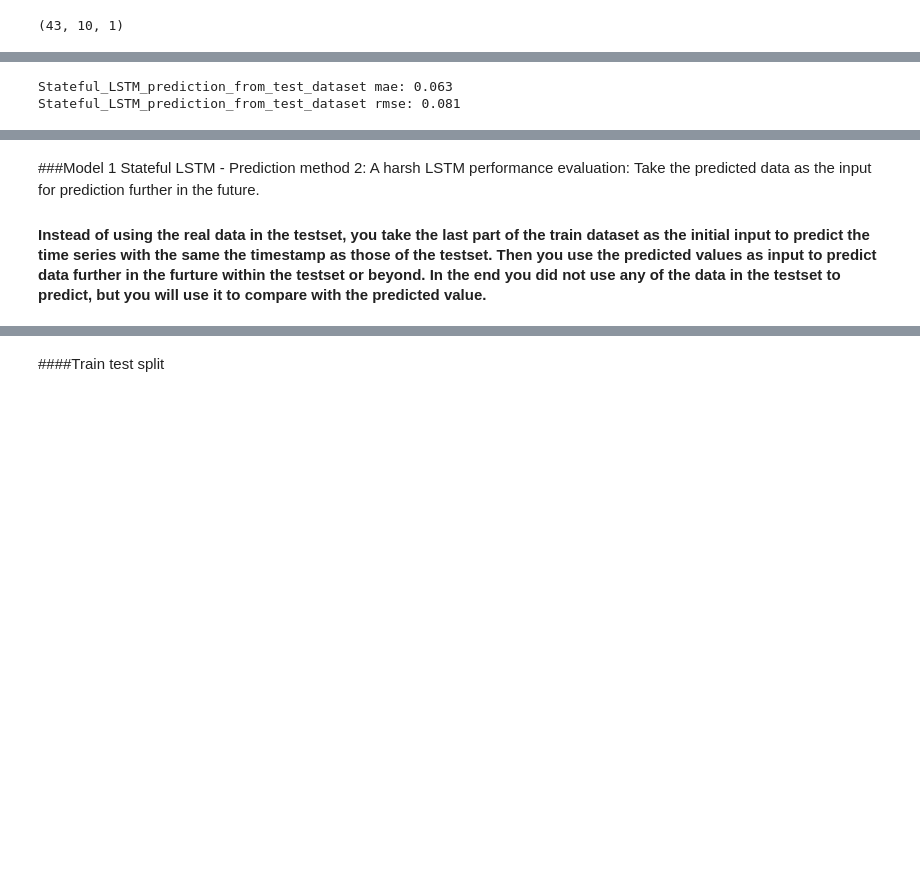
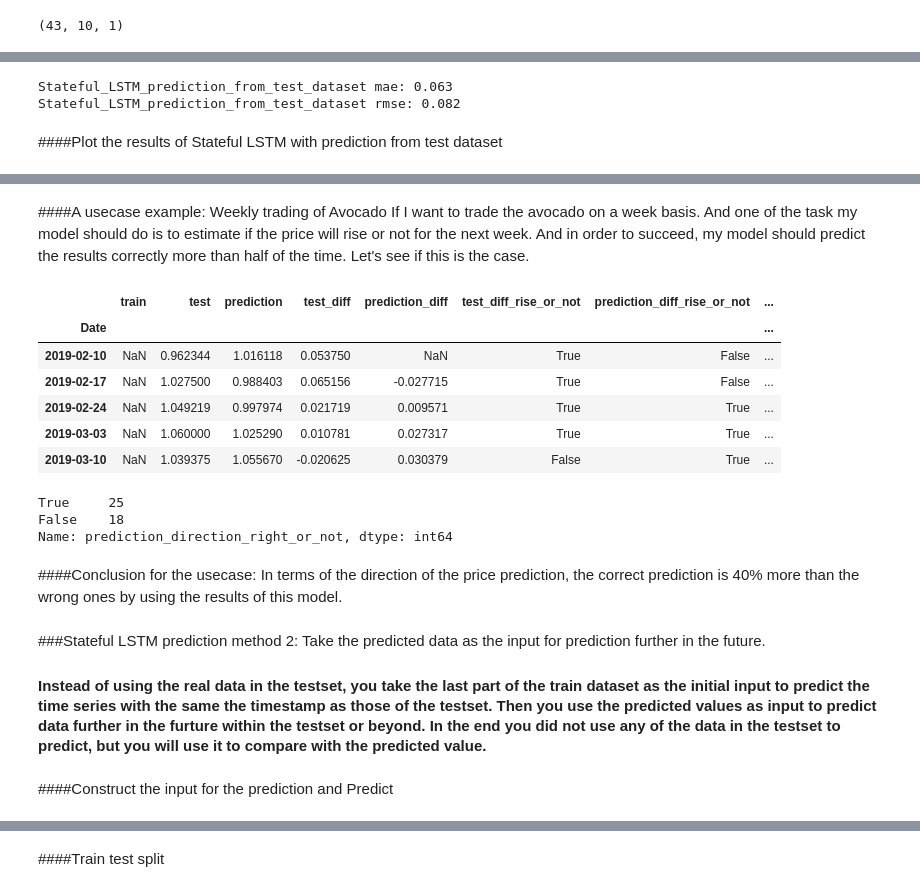
Before and after one commit to jingliu8876133/AvocadoData, a Jupyter notebook: 2AvocadoModelDefinitionDeployment.ipynb, the cells around one changed output, grey strips where cells are left out. Saved outputs shown, nothing was run; the diff lists cells and outputs as text; code cells hidden in the pictures; blank space fills up the shorter version.

```diff
--- a/2AvocadoModelDefinitionDeployment.ipynb
+++ b/2AvocadoModelDefinitionDeployment.ipynb
@@ -125,0 +95,5 @@ df.head() #
+# %%
+import pandas as pd
+url = 'https://raw.githubusercontent.com/jingliu8876133/AvocadoData/master/AfterCleansingFeatureCreation_AvocadoPriceUSA20152019.csv'
+df = pd.read_csv(url,index_col=0)
+df.head()
@@ -502,3 +470,3 @@ for index_to_predict in range(test_size):
 # %%
-#Transform back the predicted data
-inv_stateful_based_on_test_data = AveragePrice_transformer.inverse_transform(np.array(stateful_prediction_list_from_test_data).reshape(-1, 1))
+inv_stateful_from_test_data = AveragePrice_transformer.inverse_transform(np.array(stateful_prediction_list_from_test_data).reshape(-1, 1))
+inv_stateful_from_test_data
@@ -505,8 +493,9 @@ inv_stateful_based_on_test_data = AveragePrice_transformer.inverse_transform(np.
 # %%
-stateful_prediction_based_on_test_data_series = pd.Series(inv_stateful_based_on_test_data.flatten(), index=test.index[:])
+#This dataframe includes train, test and prediction values with corresponding timestamps.
+stateful_prediction_from_test_data_series = pd.Series(inv_stateful_from_test_data.flatten(), index=test.index[:])
 
 train_list = pd.Series(np.array(conventional_AveragePrice[:train_size]).flatten(), index=conventional_AveragePrice[:train_size].index)
 test_list = pd.Series(np.array(conventional_AveragePrice[train_size:len(conventional_AveragePrice)]).flatten(), index=conventional_AveragePrice[train_size:len(conventional_AveragePrice)].index)
-stateful_prediction_based_on_test_data_df = pd.concat([train_list, test_list, stateful_prediction_based_on_test_data_series.iloc[10:]], axis=1)
-stateful_prediction_based_on_test_data_df.columns = ['train', 'test', 'prediction']
-#stateful_prediction_based_on_test_data_df.plot()
+stateful_prediction_from_test_data_df = pd.concat([train_list, test_list, stateful_prediction_from_test_data_series.iloc[10:]], axis=1)
+stateful_prediction_from_test_data_df.columns = ['train', 'test', 'prediction']
+#stateful_prediction_from_test_data_df.plot()
@@ -513,19 +504,21 @@ stateful_prediction_based_on_test_data_df.columns = ['train', 'test', 'predictio
 # %%
-#Evaluare the testset prediction
+
 
 #MAE (mean absolute error)
 import math
 from sklearn.metrics import  mean_absolute_error, mean_squared_error
-stateful_from_test_data_mae = mean_absolute_error(stateful_prediction_based_on_test_data_df.test['2019-02-10':],
-                                   stateful_prediction_based_on_test_data_df.prediction['2019-02-10':])
-stateful_from_test_data_rmse = math.sqrt(mean_squared_error(stateful_prediction_based_on_test_data_df.test['2019-02-10':],
-                                             stateful_prediction_based_on_test_data_df.prediction['2019-02-10':]))
+stateful_from_test_data_mae = mean_absolute_error(stateful_prediction_from_test_data_df.test['2019-02-10':],
+                                   stateful_prediction_from_test_data_df.prediction['2019-02-10':])
+stateful_from_test_data_rmse = math.sqrt(mean_squared_error(stateful_prediction_from_test_data_df.test['2019-02-10':],
+                                             stateful_prediction_from_test_data_df.prediction['2019-02-10':]))
 
 print('Stateful_LSTM_prediction_from_test_dataset mae: {mae_value:.3f}'.format(mae_value=stateful_from_test_data_mae))
 print('Stateful_LSTM_prediction_from_test_dataset rmse: {rmse_value:.3f}'.format(rmse_value=stateful_from_test_data_rmse) )
 # %% [output]
 Stateful_LSTM_prediction_from_test_dataset mae: 0.063
-Stateful_LSTM_prediction_from_test_dataset rmse: 0.081
+Stateful_LSTM_prediction_from_test_dataset rmse: 0.082
+# %% [markdown]
+####Plot the results of Stateful LSTM with prediction from test dataset
 # %%
 #Plot the stateful LSTM prediction for the testset data
 import plotly
@@ -587,9 +580,45 @@ figure=go.Figure(data=data,layout=layout)
 figure.show(renderer="colab")
 # %% [output]
 [interactive output not drawn]
+# %% [markdown]
+####A usecase example: Weekly trading of Avocado
+If I want to trade the avocado on a week basis. And one of the task my model should do is to estimate if the price will rise or not for the next week. And in order to succeed, my model should predict the results correctly more than half of the time. Let's see if this is the case.
+# %%
+#Create a column calculateing the differnce between the neighboring test set data(price of week 2 minus the price of week 1)
+stateful_prediction_from_test_data_df['test_diff'] = stateful_prediction_from_test_data_df.test.diff()
+#Create a dummpy colume to see if the price rise or not for a test data compare to the last one: True is rise, False is not rise (fall).
+stateful_prediction_from_test_data_df['test_diff_rise_or_not'] = stateful_prediction_from_test_data_df['test_diff']>0
+#Create a column calculateing the differnce between the neighboring predictiong data(price of week 2 minus the price of week 1)
+stateful_prediction_from_test_data_df['prediction_diff'] = stateful_prediction_from_test_data_df.prediction.diff()
+#Create a dummpy colume to see if the price rise or not for a test data compare to the last one: True is rise, False is not rise (fall).
+stateful_prediction_from_test_data_df['prediction_diff_rise_or_not'] = stateful_prediction_from_test_data_df['prediction_diff']>0
+
+#Create a dummpy colume to see if the prediction's direction is right or not(True: the model predicts that the price will go up and the test data also shows that)
+stateful_prediction_from_test_data_df['prediction_direction_right_or_not']= stateful_prediction_from_test_data_df['test_diff_rise_or_not']==stateful_prediction_from_test_data_df['prediction_diff_rise_or_not']
+# %%
+stateful_prediction_from_test_data_df.loc['2019-02-10':].head()
+# %% [output]
+|  | train | test | prediction | test_diff | prediction_diff | test_diff_rise_or_not | prediction_diff_rise_or_not | ... |
+| Date |  |  |  |  |  |  |  | ... |
+| 2019-02-10 | NaN | 0.962344 | 1.016118 | 0.053750 | NaN | True | False | ... |
+| 2019-02-17 | NaN | 1.027500 | 0.988403 | 0.065156 | -0.027715 | True | False | ... |
+| 2019-02-24 | NaN | 1.049219 | 0.997974 | 0.021719 | 0.009571 | True | True | ... |
+| 2019-03-03 | NaN | 1.060000 | 1.025290 | 0.010781 | 0.027317 | True | True | ... |
+| 2019-03-10 | NaN | 1.039375 | 1.055670 | -0.020625 | 0.030379 | False | True | ... |
+# %%
+stateful_prediction_from_test_data_df.loc['2019-02-10':].prediction_direction_right_or_not.value_counts()
+# %% [output]
+True     25
+False    18
+Name: prediction_direction_right_or_not, dtype: int64
+# %% [markdown]
+####Conclusion for the usecase:
+In terms of the direction of the price prediction, the correct prediction is 40% more than the wrong ones by using the results of this model.
 # %% [markdown]
-###Model 1 Stateful LSTM - Prediction method 2: A harsh LSTM performance evaluation: Take the predicted data as the input for prediction further in the future.
+###Stateful LSTM prediction method 2: Take the predicted data as the input for prediction further in the future.
 #### Instead of using the real data in the testset, you take the last part of the train dataset as the initial input to predict the time series with the same the timestamp as those of the testset. Then you use the predicted values as input to predict data further in the furture within the testset or beyond. In the end you did not use any of the data in the testset to predict, but you will use it to compare with the predicted value.
+# %% [markdown]
+####Construct the input for the prediction and Predict
 # %%
 
 
```
Also changed, not shown: parts of 100 cells of this notebook.
